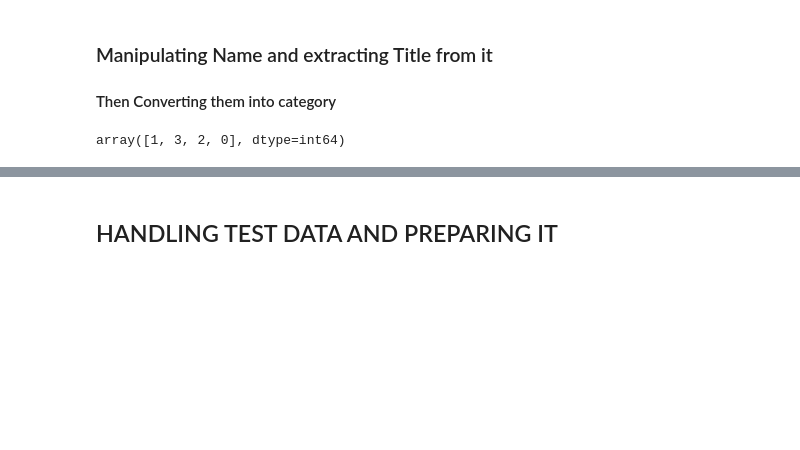
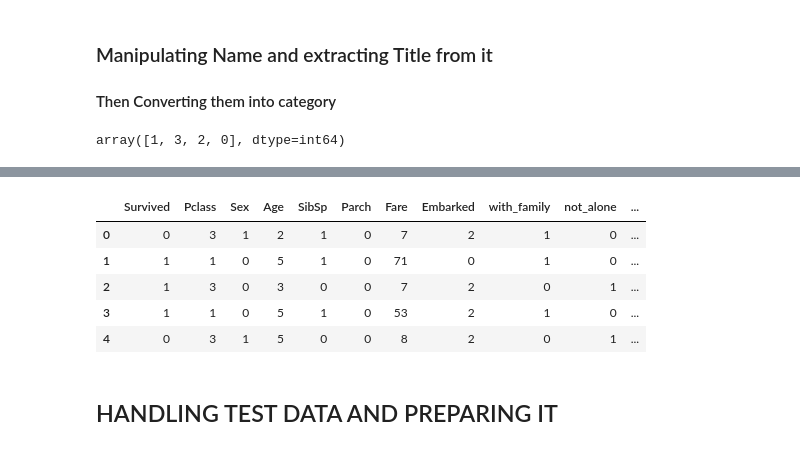
Before and after one commit to tawabshakeel/Neural-Networks-using-keras, a Jupyter notebook: feed forward/feed_forward.ipynb, the cells around one changed output, grey strips where cells are left out. Cells and saved outputs as stored; diff of their text form; code cells hidden in the pictures; blank space fills up the shorter version.

```diff
--- a/feed forward/feed_forward.ipynb
+++ b/feed forward/feed_forward.ipynb
@@ -164,5 +164,14 @@ train.head()
 | 4 | 5 | 0 | 3 | Allen, Mr. William Henry | 1 | 5 | 0 | 0 | 373450 | 8 | ... |
 # %%
 train.drop(['PassengerId','Name','Ticket','Cabin'],axis=1,inplace=True)
+# %%
+train.head()
+# %% [output]
+|  | Survived | Pclass | Sex | Age | SibSp | Parch | Fare | Embarked | with_family | not_alone | ... |
+| 0 | 0 | 3 | 1 | 2 | 1 | 0 | 7 | 2 | 1 | 0 | ... |
+| 1 | 1 | 1 | 0 | 5 | 1 | 0 | 71 | 0 | 1 | 0 | ... |
+| 2 | 1 | 3 | 0 | 3 | 0 | 0 | 7 | 2 | 0 | 1 | ... |
+| 3 | 1 | 1 | 0 | 5 | 1 | 0 | 53 | 2 | 1 | 0 | ... |
+| 4 | 0 | 3 | 1 | 5 | 0 | 0 | 8 | 2 | 0 | 1 | ... |
 # %% [markdown]
 ## HANDLING TEST DATA AND PREPARING IT
```
Also changed, not shown: parts of 14 cells of this notebook.
